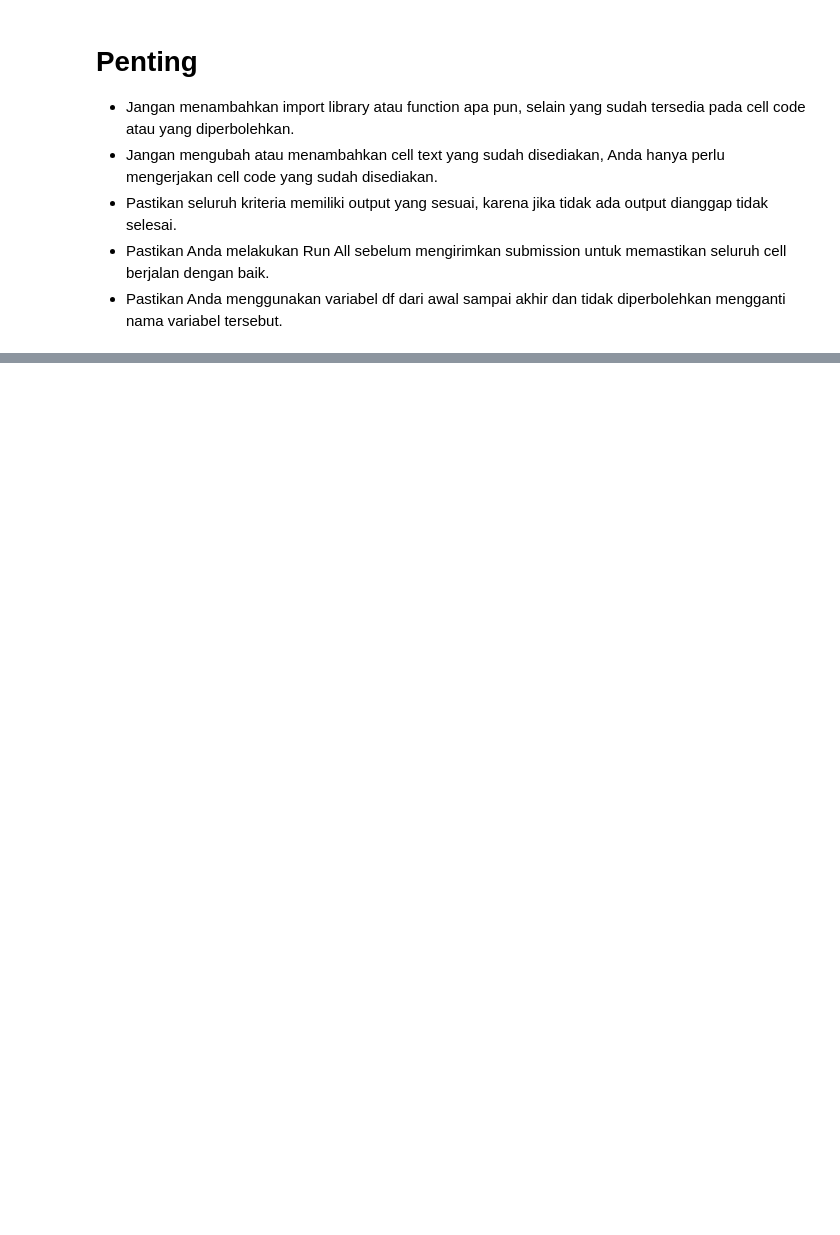
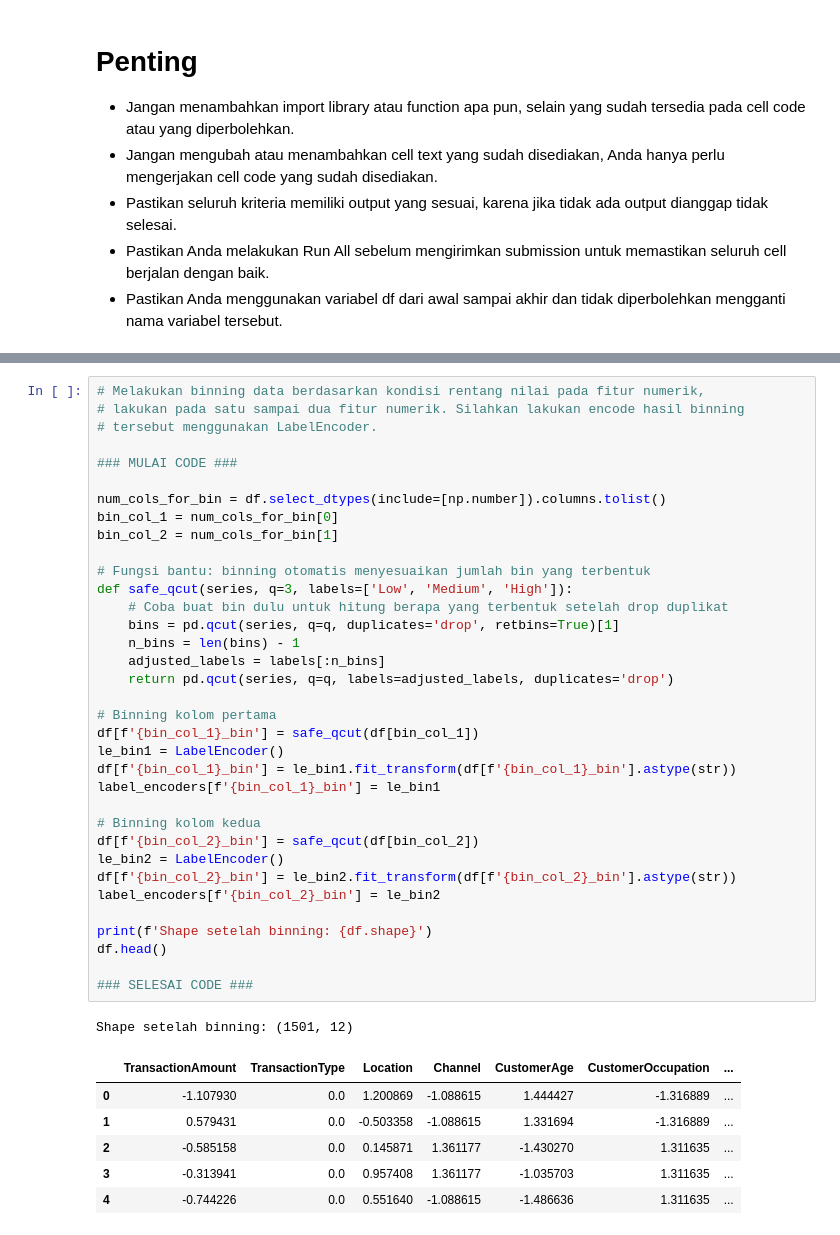
Before and after one commit to samueladian3-cpu/ml-portfolio, a Jupyter notebook: [Clustering]_Submission_Akhir_BMLP_Samuel_Adian.ipynb, the cells around one changed output, grey strips where cells are left out. Saved outputs shown, nothing was run; the diff lists cells and outputs as text; blank space fills up the shorter version.

```diff
--- a/[Clustering]_Submission_Akhir_BMLP_Samuel_Adian.ipynb
+++ b/[Clustering]_Submission_Akhir_BMLP_Samuel_Adian.ipynb
@@ -894,0 +368,43 @@ Name: count, dtype: int64
+# %%
+# Melakukan binning data berdasarkan kondisi rentang nilai pada fitur numerik,
+# lakukan pada satu sampai dua fitur numerik. Silahkan lakukan encode hasil binning
+# tersebut menggunakan LabelEncoder.
+
+### MULAI CODE ###
+
+num_cols_for_bin = df.select_dtypes(include=[np.number]).columns.tolist()
+bin_col_1 = num_cols_for_bin[0]
+bin_col_2 = num_cols_for_bin[1]
+
+# Fungsi bantu: binning otomatis menyesuaikan jumlah bin yang terbentuk
+def safe_qcut(series, q=3, labels=['Low', 'Medium', 'High']):
+    # Coba buat bin dulu untuk hitung berapa yang terbentuk setelah drop duplikat
+    bins = pd.qcut(series, q=q, duplicates='drop', retbins=True)[1]
+    n_bins = len(bins) - 1
+    adjusted_labels = labels[:n_bins]
+    return pd.qcut(series, q=q, labels=adjusted_labels, duplicates='drop')
+
+# Binning kolom pertama
+df[f'{bin_col_1}_bin'] = safe_qcut(df[bin_col_1])
+le_bin1 = LabelEncoder()
+df[f'{bin_col_1}_bin'] = le_bin1.fit_transform(df[f'{bin_col_1}_bin'].astype(str))
+label_encoders[f'{bin_col_1}_bin'] = le_bin1
+
+# Binning kolom kedua
+df[f'{bin_col_2}_bin'] = safe_qcut(df[bin_col_2])
+le_bin2 = LabelEncoder()
+df[f'{bin_col_2}_bin'] = le_bin2.fit_transform(df[f'{bin_col_2}_bin'].astype(str))
+label_encoders[f'{bin_col_2}_bin'] = le_bin2
+
+print(f'Shape setelah binning: {df.shape}')
+df.head()
+
+### SELESAI CODE ###
+# %% [output]
+Shape setelah binning: (1501, 12)
+|  | TransactionAmount | TransactionType | Location | Channel | CustomerAge | CustomerOccupation | ... |
+| 0 | -1.107930 | 0.0 | 1.200869 | -1.088615 | 1.444427 | -1.316889 | ... |
+| 1 | 0.579431 | 0.0 | -0.503358 | -1.088615 | 1.331694 | -1.316889 | ... |
+| 2 | -0.585158 | 0.0 | 0.145871 | 1.361177 | -1.430270 | 1.311635 | ... |
+| 3 | -0.313941 | 0.0 | 0.957408 | 1.361177 | -1.035703 | 1.311635 | ... |
+| 4 | -0.744226 | 0.0 | 0.551640 | -1.088615 | -1.486636 | 1.311635 | ... |
```
Also changed, not shown: parts of 88 cells of this notebook.
